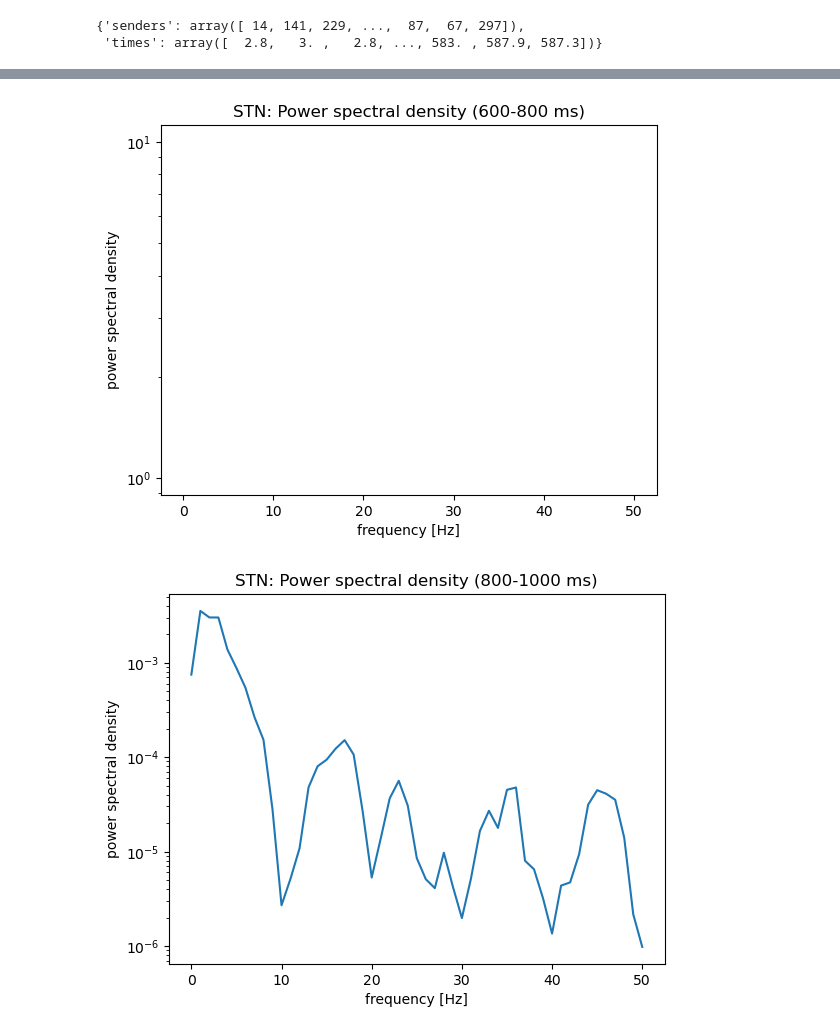
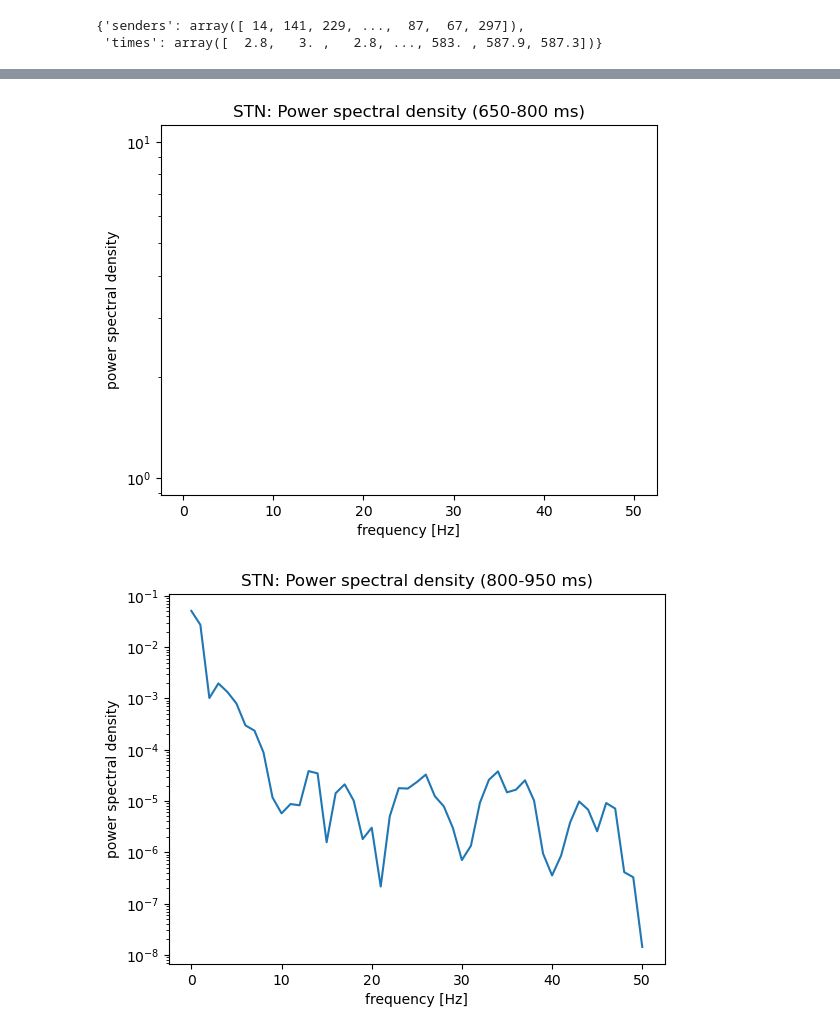
Before and after one commit to LadaKa/informatics-and-cognitive-science, a Jupyter notebook: Code/Python/FinalProject.ipynb, the cells around one changed output, grey strips where cells are left out. Saved outputs shown, nothing was run; the diff lists cells and outputs as text; code cells hidden in the pictures.

```diff
--- a/Code/Python/FinalProject.ipynb
+++ b/Code/Python/FinalProject.ipynb
@@ -164,7 +164,7 @@ meanFR_GPe = np.array([meanFR(events_GPe, start, start + binSize) for start in r
 from scipy import signal
 # STN: interval 500 - 1000 ms
 
-intervals = [500, 600, 800, 1000]
+intervals = [500, 650, 800, 950]
 for start, end in zip(intervals, intervals[1:]):
     freq_STN, ps_dens_STN = signal.welch(meanFR_STN[start:end], 100, nperseg=100)
     plt.figure()
@@ -178,5 +178,5 @@ for start, end in zip(intervals, intervals[1:]):
 [figure]
-[figure, old version]
+[figure, new version]
 # %%
 # GPe: interval 500 - 1000
 for start, end in zip(intervals, intervals[1:]):
```
Also changed, not shown: parts of 5 cells of this notebook.
